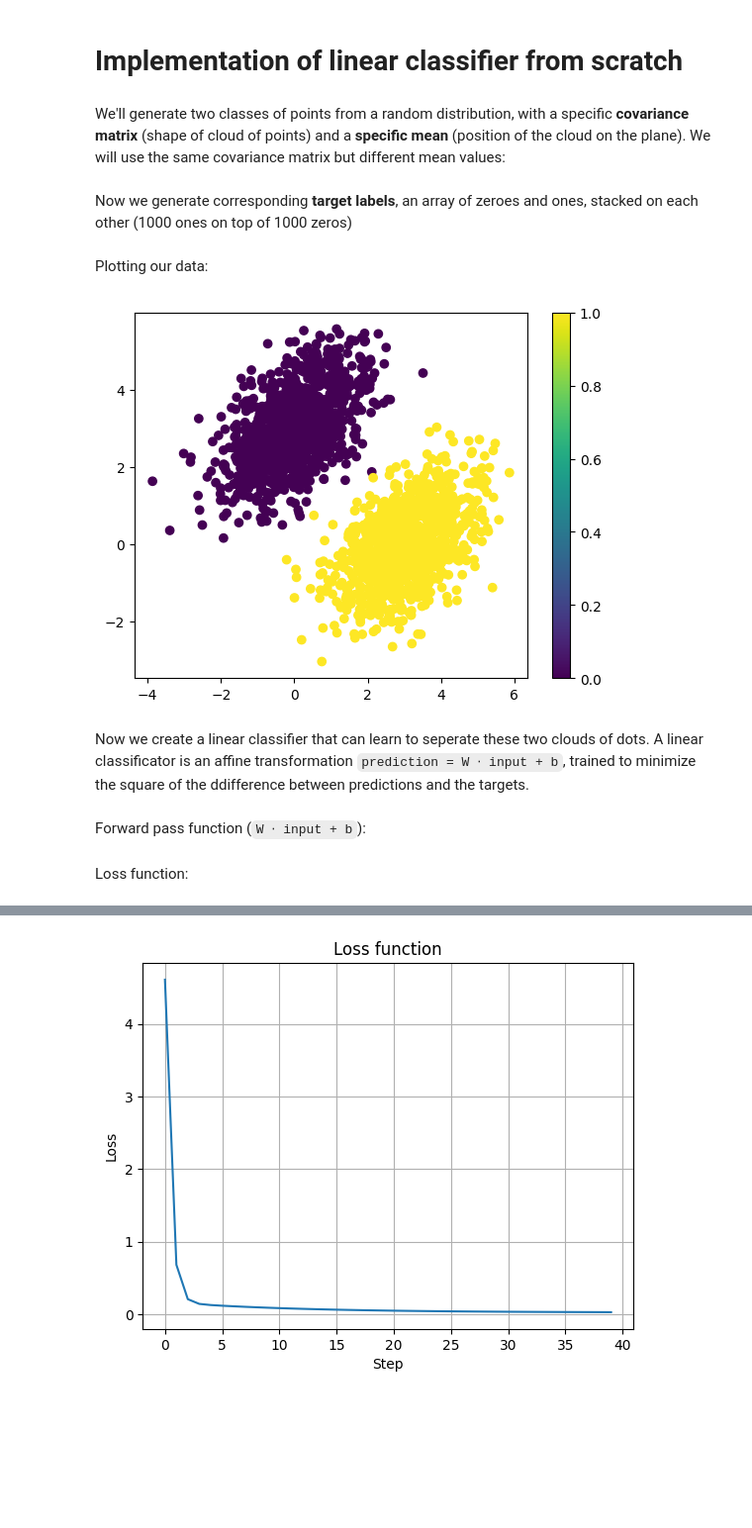
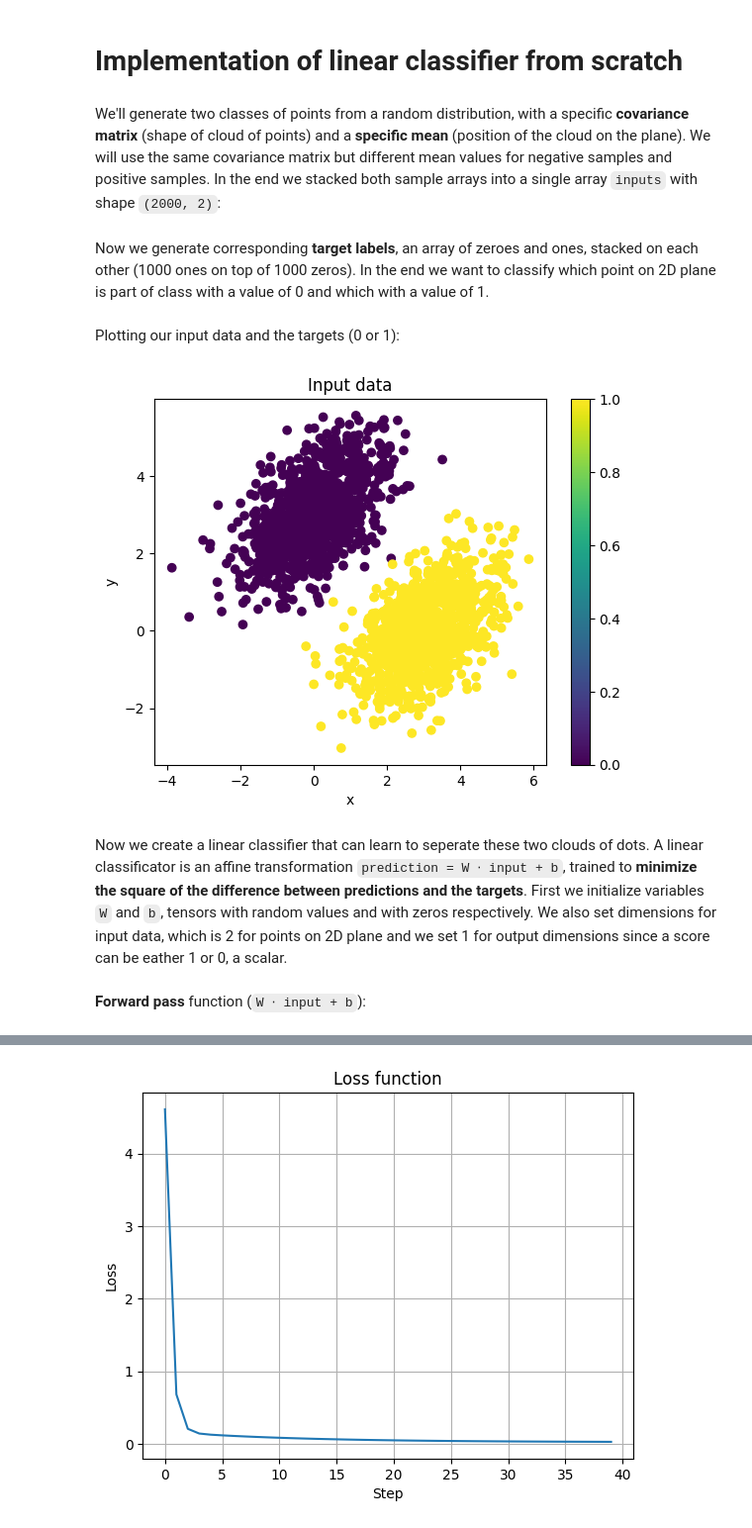
Before and after one commit to Petek1010/ML_MINST, a Jupyter notebook: KerasAndTensorFlow.ipynb, the cells around one changed output, grey strips where cells are left out. Shown: that part at 99% size. Saved outputs shown, nothing was run; the diff lists cells and outputs as text; code cells hidden in the pictures; blank space fills up the shorter version.

```diff
--- a/KerasAndTensorFlow.ipynb
+++ b/KerasAndTensorFlow.ipynb
@@ -66,5 +68,5 @@ Gradient is:  None
 # %% [markdown]
 # Implementation of linear classifier from scratch
 # %% [markdown]
-We'll generate two classes of points from a random distribution, with a specific **covariance matrix** (shape of cloud of points) and a **specific mean** (position of the cloud on the plane). We will use the same covariance matrix but different mean values:
+We'll generate two classes of points from a random distribution, with a specific **covariance matrix** (shape of cloud of points) and a **specific mean** (position of the cloud on the plane). We will use the same covariance matrix but different mean values for negative samples and positive samples. In the end we stacked both sample arrays into a single array `inputs` with shape `(2000, 2)`:
 # %%
@@ -88,29 +91,30 @@ positive_samples = np.random.multivariate_normal(
 
 inputs = np.vstack((negative_samples, positive_samples)).astype(np.float32)
 # %% [markdown]
-Now we generate corresponding **target labels**, an array of zeroes and ones, stacked on each other (1000 ones on top of 1000 zeros)
+Now we generate corresponding **target labels**, an array of zeroes and ones, stacked on each other (1000 ones on top of 1000 zeros). In the end we want to classify which point on 2D plane is part of class with a value of 0 and which with a value of 1.
 # %%
 targets = np.vstack((np.zeros((num_samples_per_class, 1), dtype="float32"),
                     np.ones((num_samples_per_class, 1), dtype="float32")))
 # %% [markdown]
-Plotting our data:
+Plotting our input data and the targets (0 or 1):
 # %%
 plt.scatter(inputs[:, 0], inputs[:, 1], c=targets[:, 0])
+plt.title('Input data')
+plt.xlabel('x')
+plt.ylabel('y')
 plt.colorbar()
 plt.show()
 # %% [output]
-[figure, old version]
+[figure, new version]
 # %% [markdown]
-Now we create a linear classifier that can learn to seperate these two clouds of dots. A linear classificator is an affine transformation `prediction = W ⋅ input + b`, trained to minimize the square of the ddifference between predictions and the targets.
+Now we create a linear classifier that can learn to seperate these two clouds of dots. A linear classificator is an affine transformation `prediction = W ⋅ input + b`, trained to **minimize the square of the difference between predictions and the targets**. First we initialize variables `W` and `b`, tensors with random values and with zeros respectively. We also set dimensions for input data, which is 2 for points on 2D plane and we set 1 for output dimensions since a score can be eather 1 or 0, a scalar.
 # %%
 input_dim = 2 # 2D points
 output_dim = 1 # a single score; eather close to 0 or to 1
 W = tf.Variable(initial_value=tf.random.uniform(shape=(input_dim, output_dim)))
 b = tf.Variable(initial_value=tf.zeros(output_dim))
 # %% [markdown]
-Forward pass function (`W ⋅ input + b`):
+**Forward pass** function (`W ⋅ input + b`):
 # %%
 def model(inputs):
   return tf.matmul(inputs, W) + b
-# %% [markdown]
-Loss function:
```
Also changed, not shown: parts of 26 cells of this notebook.
